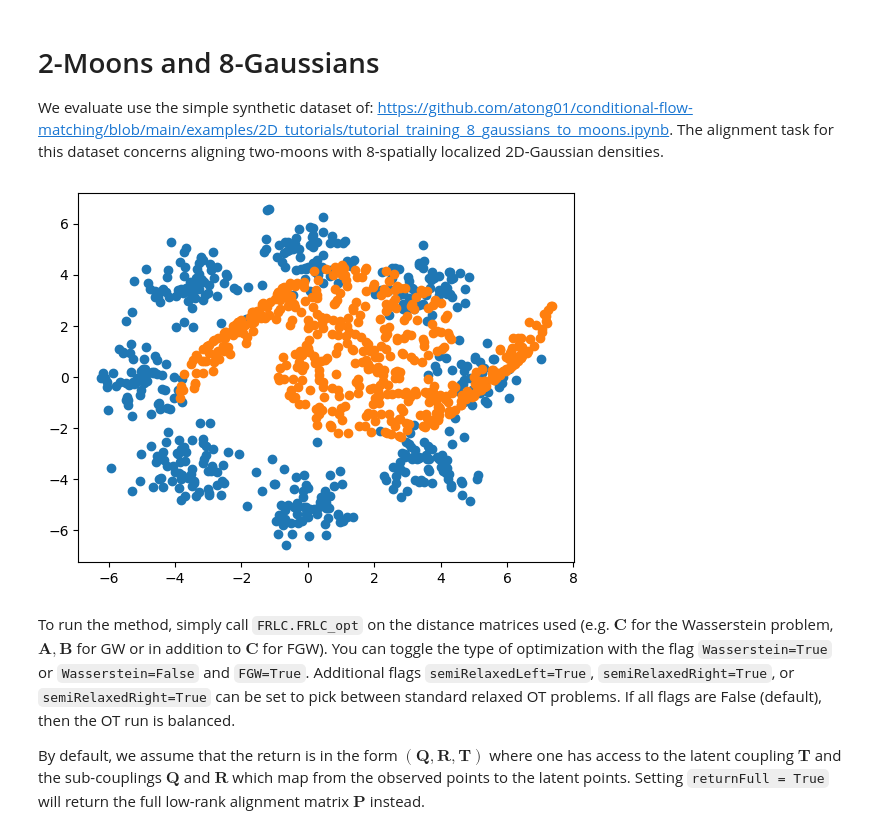
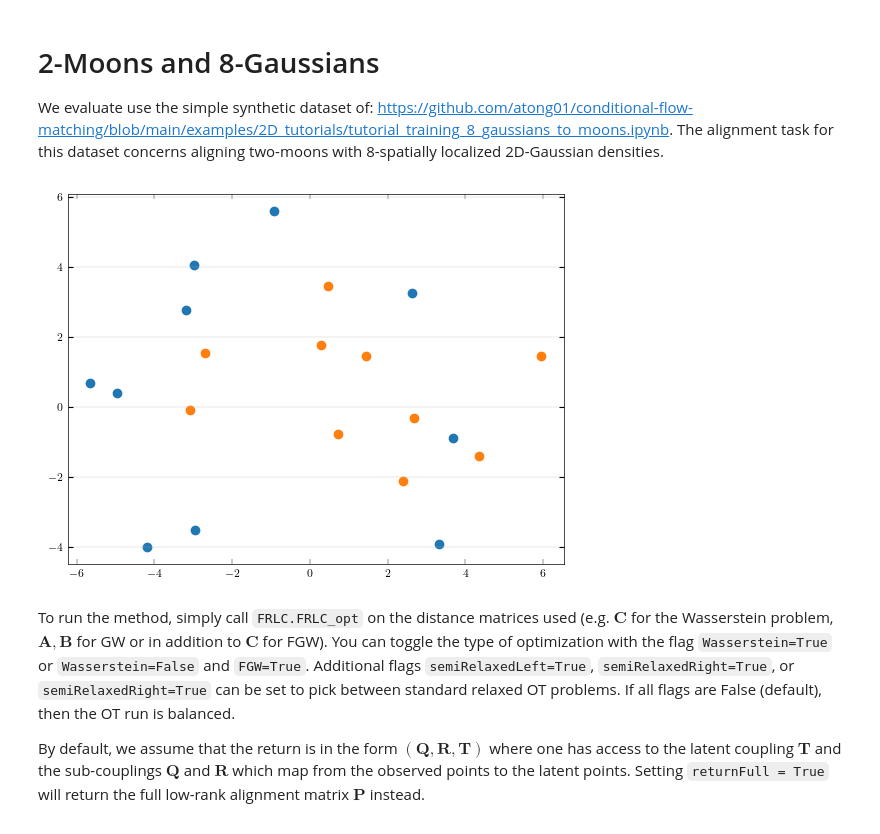
Before and after one commit to schmidt73/transport-clustering, a Jupyter notebook: notebooks/flrc_demo.ipynb, the cells around one changed output. Drawn from its saved outputs; the diff is of its cells as text; code cells hidden in the pictures.

```diff
--- a/notebooks/flrc_demo.ipynb
+++ b/notebooks/flrc_demo.ipynb
@@ -57,7 +56,7 @@ def eight_normal_sample(n, dim, scale=1, var=1):
 
 
 def sample_moons(n):
-    x0, _ = generate_moons(n, noise=0.8)
+    x0, _ = generate_moons(n, noise=0.5)
     return x0 * 3 - 1
 
 def sample_8gaussians(n):
@@ -65,24 +64,24 @@ def sample_8gaussians(n):
 # %%
 from ott.geometry import pointcloud, geometry
 
-batch_size1 = 500
-batch_size2 = 500
+batch_size1 = 10
+batch_size2 = 10
 
 g1 = np.ones((batch_size1)) / batch_size1
 g2 = np.ones((batch_size2)) / batch_size2
 
 x0 = sample_8gaussians(batch_size1)
 x1 = sample_moons(batch_size2)
 
 plt.scatter(x0[:,0], x0[:,1])
 plt.scatter(x1[:,0], x1[:,1])
 plt.show()
 
 C = torch.from_numpy(distance.cdist(x0, x1)).to(device)
 # We recommended normalizing input distance matrices by the max-value for numerical stability and may make this a default.
 C = C / C.max()
 # %% [output]
-[figure, old version]
+[figure, new version]
 # %% [markdown]
 To run the method, simply call <tt>` FRLC.FRLC_opt `</tt> on the distance matrices used (e.g. $\mathbf{C}$ for the Wasserstein problem, $\mathbf{A}, \mathbf{B}$ for GW or in addition to $\mathbf{C}$ for FGW). You can toggle the type of optimization with the flag <tt>`Wasserstein=True`</tt> or <tt>`Wasserstein=False`</tt> and <tt>`FGW=True`</tt>. Additional flags <tt>`semiRelaxedLeft=True`</tt>, <tt>`semiRelaxedRight=True`</tt>, or <tt>`semiRelaxedRight=True`</tt> can be set to pick between standard relaxed OT problems. If all flags are False (default), then the OT run is balanced.
 
```
Also changed, not shown: parts of 7 cells of this notebook, 3 other files.
